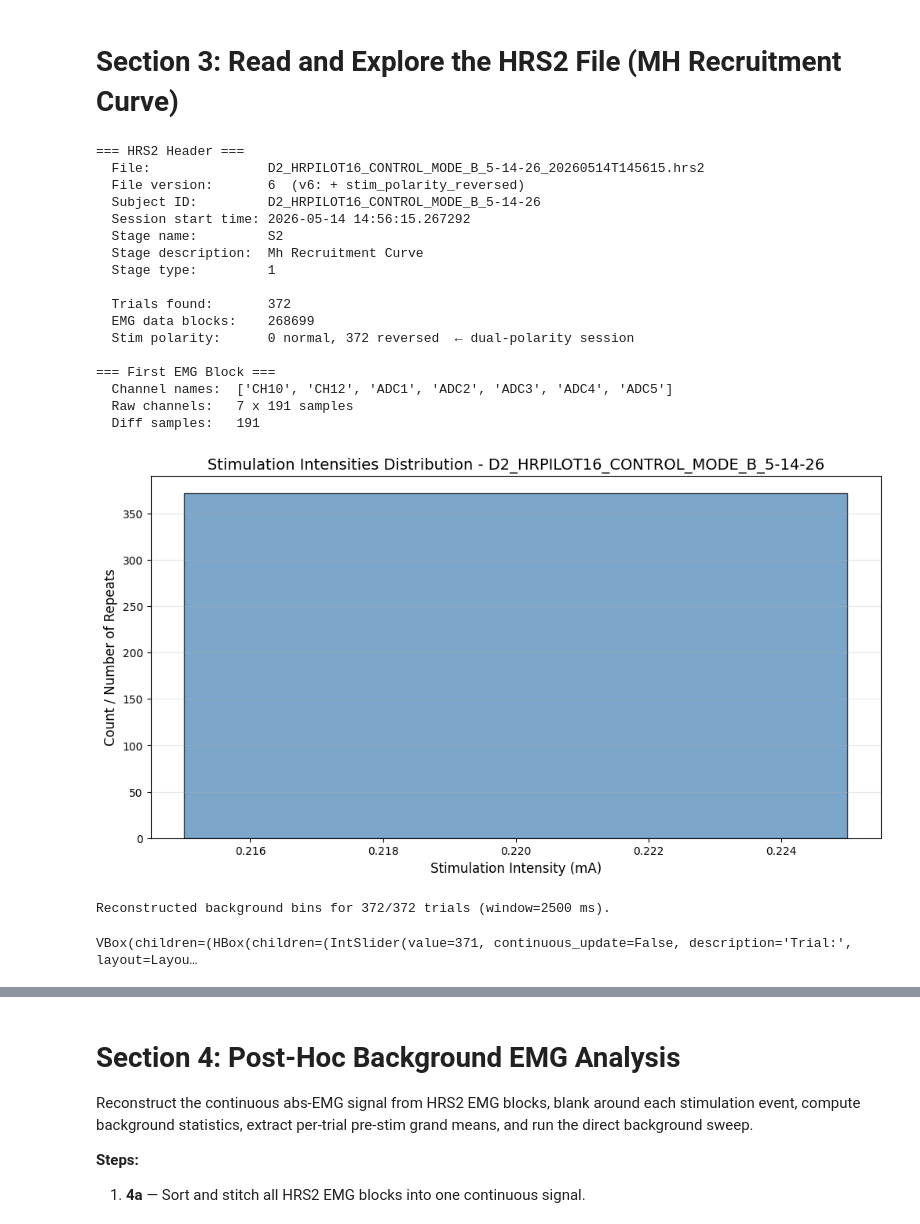
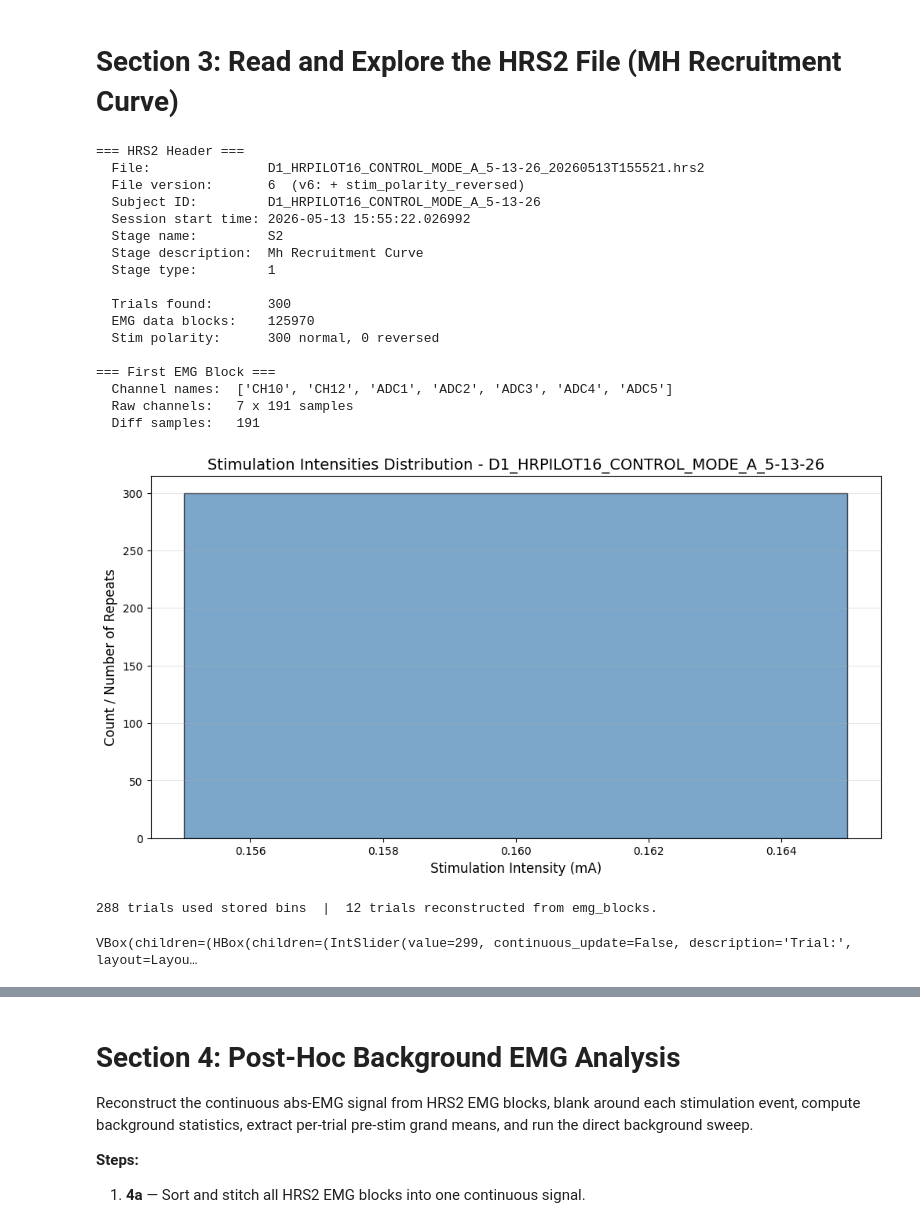
Before and after one commit to yahriels/Open-Ephys-H-Reflex-Python-Data-Analysis, a Jupyter notebook: src/open_ephys/analysis/Post_Hoc_Global_Windowing.ipynb, the cells around one changed output, grey strips where cells are left out. Cells and saved outputs as stored; diff of their text form; code cells hidden in the pictures.

```diff
--- a/src/open_ephys/analysis/Post_Hoc_Global_Windowing.ipynb
+++ b/src/open_ephys/analysis/Post_Hoc_Global_Windowing.ipynb
@@ -74,7 +75,7 @@ The `.hrs1` and `.hrs2` files will be found automatically.
 #   Polarity_Tests/HR-08-POLARITY_TEST_FLIPPED_  -- electrodes attached flipped
 #   Polarity_Tests/HR-08-HOUR_TEST_              -- HRS1 only (no HRS2 file)
 
-recording_dir = "D2_HRPILOT16_CONTROL_MODE_B_5-14-26"
+recording_dir = "D1_HRPILOT16_CONTROL_MODE_A_5-13-26"
 recording_sample_rate = None  # Set to e.g. 5000.0 or 10000.0 to override; None = auto-detect from HRS1 header
 
 hrs1_path, hrs2_path = find_hrs_files(recording_dir)
@@ -122,17 +123,17 @@ else:
     print_hrs2_summary(hrs2_header, hrs2_trials, hrs2_emg_blocks, hrs2_path)
 # %% [output]
 === HRS2 Header ===
-  File:               D2_HRPILOT16_CONTROL_MODE_B_5-14-26_20260514T145615.hrs2
+  File:               D1_HRPILOT16_CONTROL_MODE_A_5-13-26_20260513T155521.hrs2
   File version:       6  (v6: + stim_polarity_reversed)
-  Subject ID:         D2_HRPILOT16_CONTROL_MODE_B_5-14-26
-  Session start time: 2026-05-14 14:56:15.267292
+  Subject ID:         D1_HRPILOT16_CONTROL_MODE_A_5-13-26
+  Session start time: 2026-05-13 15:55:22.026992
   Stage name:         S2
   Stage description:  Mh Recruitment Curve
   Stage type:         1
 
-  Trials found:       372
-  EMG data blocks:    268699
-  Stim polarity:      0 normal, 372 reversed  ← dual-polarity session
+  Trials found:       300
+  EMG data blocks:    125970
+  Stim polarity:      300 normal, 0 reversed
 
 === First EMG Block ===
   Channel names:  ['CH10', 'CH12', 'ADC1', 'ADC2', 'ADC3', 'ADC4', 'ADC5']
@@ -140,15 +141,16 @@ else:
   Diff samples:   191
 # %%
 # ---- Histogram of stimulation intensities ----
-
-
 plot_amplitude_distribution(hrs2_trials, hrs2_header)
 
 # ---- "Most recent background" + "Background EMG Level" plots ----
 # Mirrors the H-Reflex App recruitment-curve trial plot widgets.
+# Uses stored background_bins / background_emg_mean from each trial (file_version >= 5);
+# falls back to reconstructing from emg_blocks for older files.
 plot_background_emg_views(hrs2_trials, hrs2_emg_blocks, monitoring_window_ms=2500,
-                          sample_rate=recording_sample_rate or hrs1_header.sample_rate)
+                          sample_rate=recording_sample_rate or hrs1_header.sample_rate,
+                          bin_duration_ms=hrs1_header.bin_duration_ms)
 # %% [output]
-[figure, old version]
+[figure, new version]
-Reconstructed background bins for 372/372 trials (window=2500 ms).
+288 trials used stored bins  |  12 trials reconstructed from emg_blocks.
-VBox(children=(HBox(children=(IntSlider(value=371, continuous_update=False, description='Trial:', layout=Layou…
+VBox(children=(HBox(children=(IntSlider(value=299, continuous_update=False, description='Trial:', layout=Layou…
```
Also changed, not shown: parts of 16 cells of this notebook, 5 other files.
